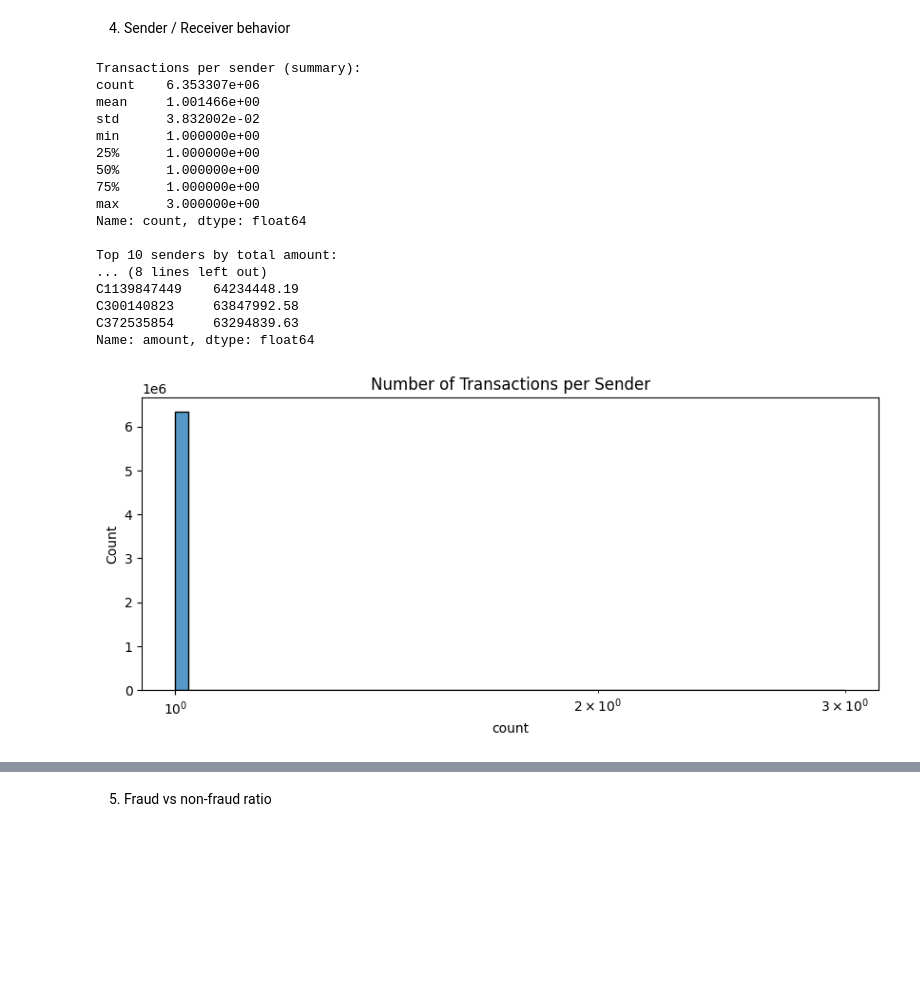
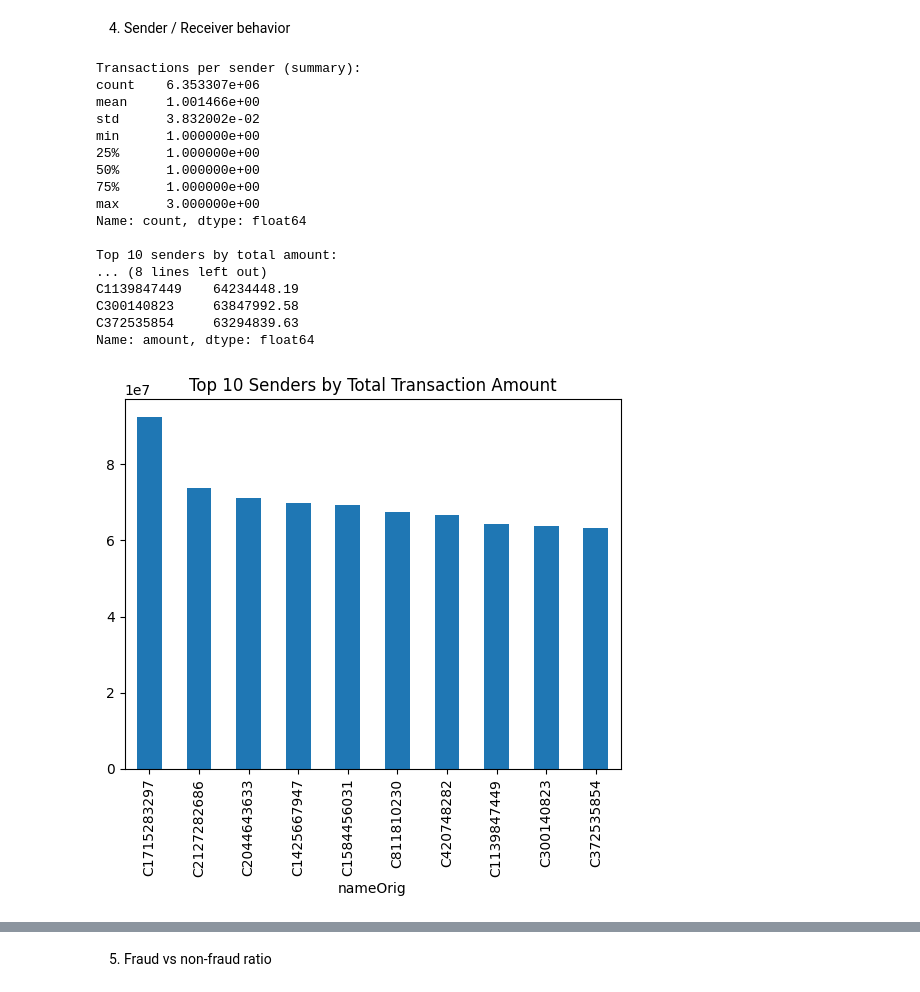
Before and after one commit to jl5045/DSA4263, a Jupyter notebook: notebooks/EDA_updates.ipynb, the cells around one changed output, grey strips where cells are left out. Drawn from its saved outputs; the diff is of its cells as text; code cells hidden in the pictures; blank space fills up the shorter version.

Commit message:
Removed fraud ratio diagram & num of txn per sender diagram

```diff
--- a/notebooks/EDA_updates.ipynb
+++ b/notebooks/EDA_updates.ipynb
@@ -225,35 +225,30 @@ plt.show()
 # %%
 print("\nTransactions per sender (summary):")
 print(df['nameOrig'].value_counts().describe())
 
 top_senders = df.groupby('nameOrig')['amount'].sum().sort_values(ascending=False).head(10)
 print("\nTop 10 senders by total amount:")
 print(top_senders)
 
-plt.figure(figsize=(10,4))
-sns.histplot(df['nameOrig'].value_counts(), bins=50, log_scale=True)
-plt.title("Number of Transactions per Sender")
-plt.show()
-
 top_senders.plot(kind='bar')
 plt.title("Top 10 Senders by Total Transaction Amount")
 plt.show()
 # %% [output]
 Transactions per sender (summary):
 count    6.353307e+06
 mean     1.001466e+00
 std      3.832002e-02
 min      1.000000e+00
 25%      1.000000e+00
 50%      1.000000e+00
 75%      1.000000e+00
 max      3.000000e+00
 Name: count, dtype: float64
 
 Top 10 senders by total amount:
 ... (8 lines left out)
 C1139847449    64234448.19
 C300140823     63847992.58
 C372535854     63294839.63
 Name: amount, dtype: float64
-[figure, old version]
+[figure, new version]
```
Also changed, not shown: parts of 2 cells of this notebook.
